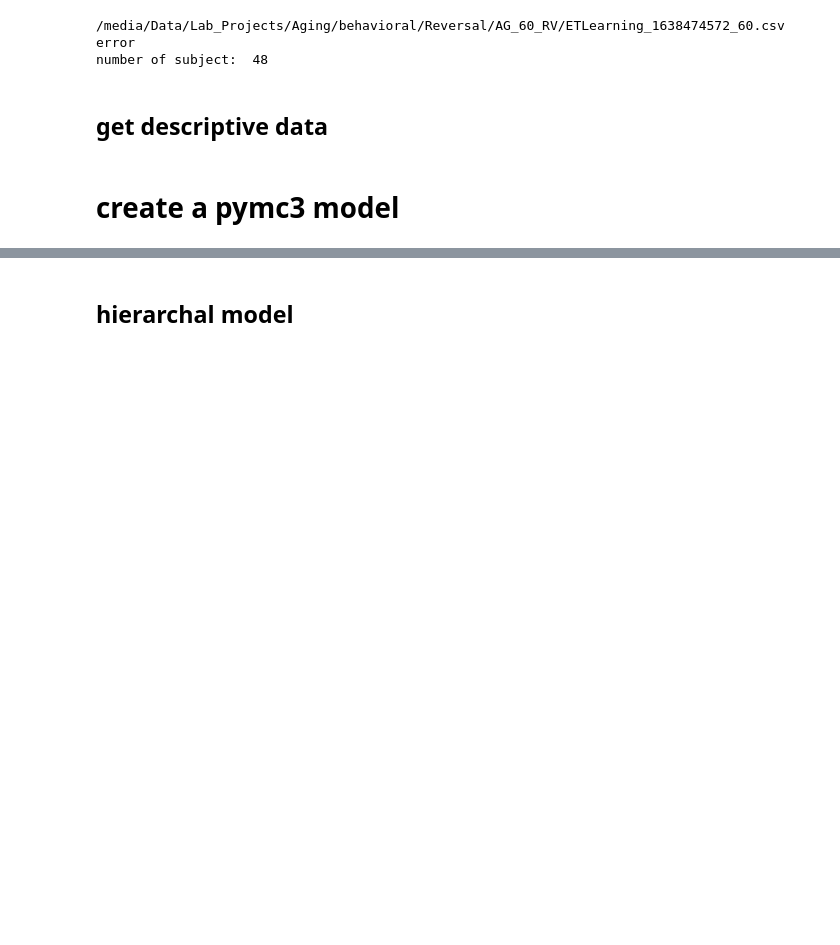
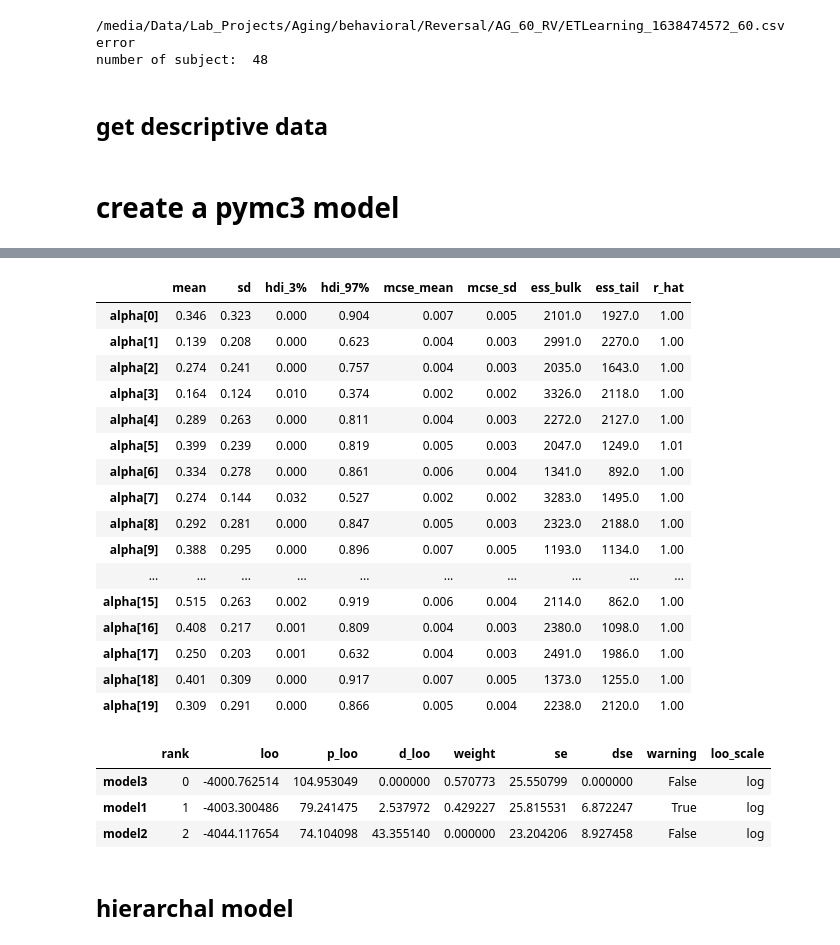
Before and after one commit to KoremNSN/Aging, a Jupyter notebook: Reversal/reversal_or.ipynb, the cells around one changed output, grey strips where cells are left out. Saved outputs shown, nothing was run; the diff lists cells and outputs as text; code cells hidden in the pictures; blank space fills up the shorter version.

```diff
--- a/Reversal/reversal_or.ipynb
+++ b/Reversal/reversal_or.ipynb
@@ -149,0 +219,29 @@ az.summary(trB, var_names='alpha')[:10]
+# %%
+# try with intercept
+with pm.Model() as mB_Is:
+
+   # betaHyper= pm.Normal('betaH', 0, 1)
+    intercept = pm.Normal('intercept', 0, 5, shape=n_subj)
+
+    alpha = pm.Beta('alpha', 1,1, shape=n_subj)
+    beta = pm.Normal('beta',0, 5, shape=n_subj)
+    eps = pm.HalfNormal('eps', 5)
+
+    Qs = 4.5 * tt.ones((n_subj,2), dtype='float64') # set values for boths stimuli (CS+, CS-)
+    vec = 4.5 * tt.ones((n_subj,1), dtype='float64') # vector to save the relevant stimulus's expactation
+
+    [Qs,vec], updates = theano.scan(
+        fn=update_Q,
+        sequences=[stim, reward],
+        outputs_info=[Qs, vec],
+        non_sequences=[alpha, n_subj])
+
+
+    vec_ = vec[trials,subj,0] * beta[subj] + intercept[subj]
+
+    scrs = pm.Normal('scrs', vec_, eps, observed=rating)
+
+    # add matrix of expected values (trials X subjects)
+    ev = pm.Deterministic('expected_value', vec_)
+
+    trB_Is = pm.sample(target_accept=.9, chains=4, cores=10, return_inferencedata=True)
@@ -150,3 +256,30 @@ az.summary(trB, var_names='alpha')[:10]
+# %%
+az.summary(trB_Is, var_names='alpha')[:20]
+# %% [output]
+|  | mean | sd | hdi_3% | hdi_97% | mcse_mean | mcse_sd | ess_bulk | ess_tail | r_hat |
+| alpha[0] | 0.346 | 0.323 | 0.000 | 0.904 | 0.007 | 0.005 | 2101.0 | 1927.0 | 1.00 |
+| alpha[1] | 0.139 | 0.208 | 0.000 | 0.623 | 0.004 | 0.003 | 2991.0 | 2270.0 | 1.00 |
+| alpha[2] | 0.274 | 0.241 | 0.000 | 0.757 | 0.004 | 0.003 | 2035.0 | 1643.0 | 1.00 |
+| alpha[3] | 0.164 | 0.124 | 0.010 | 0.374 | 0.002 | 0.002 | 3326.0 | 2118.0 | 1.00 |
+| alpha[4] | 0.289 | 0.263 | 0.000 | 0.811 | 0.004 | 0.003 | 2272.0 | 2127.0 | 1.00 |
+| alpha[5] | 0.399 | 0.239 | 0.000 | 0.819 | 0.005 | 0.003 | 2047.0 | 1249.0 | 1.01 |
+| alpha[6] | 0.334 | 0.278 | 0.000 | 0.861 | 0.006 | 0.004 | 1341.0 | 892.0 | 1.00 |
+| alpha[7] | 0.274 | 0.144 | 0.032 | 0.527 | 0.002 | 0.002 | 3283.0 | 1495.0 | 1.00 |
+| alpha[8] | 0.292 | 0.281 | 0.000 | 0.847 | 0.005 | 0.003 | 2323.0 | 2188.0 | 1.00 |
+| alpha[9] | 0.388 | 0.295 | 0.000 | 0.896 | 0.007 | 0.005 | 1193.0 | 1134.0 | 1.00 |
+| ... | ... | ... | ... | ... | ... | ... | ... | ... | ... |
+| alpha[15] | 0.515 | 0.263 | 0.002 | 0.919 | 0.006 | 0.004 | 2114.0 | 862.0 | 1.00 |
+| alpha[16] | 0.408 | 0.217 | 0.001 | 0.809 | 0.004 | 0.003 | 2380.0 | 1098.0 | 1.00 |
+| alpha[17] | 0.250 | 0.203 | 0.001 | 0.632 | 0.004 | 0.003 | 2491.0 | 1986.0 | 1.00 |
+| alpha[18] | 0.401 | 0.309 | 0.000 | 0.917 | 0.007 | 0.005 | 1373.0 | 1255.0 | 1.00 |
+| alpha[19] | 0.309 | 0.291 | 0.000 | 0.866 | 0.005 | 0.004 | 2238.0 | 2120.0 | 1.00 |
+# %%
+az.compare({'model1': trB, 'model2':trB_I, 'model3':trB_Is})
+# %% [output]
+|  | rank | loo | p_loo | d_loo | weight | se | dse | warning | loo_scale |
+| model3 | 0 | -4000.762514 | 104.953049 | 0.000000 | 0.570773 | 25.550799 | 0.000000 | False | log |
+| model1 | 1 | -4003.300486 | 79.241475 | 2.537972 | 0.429227 | 25.815531 | 6.872247 | True | log |
+| model2 | 2 | -4044.117654 | 74.104098 | 43.355140 | 0.000000 | 23.204206 | 8.927458 | False | log |
 # %% [markdown]
 ## hierarchal model
 # %%
```
Also changed, not shown: parts of 8 cells of this notebook.
